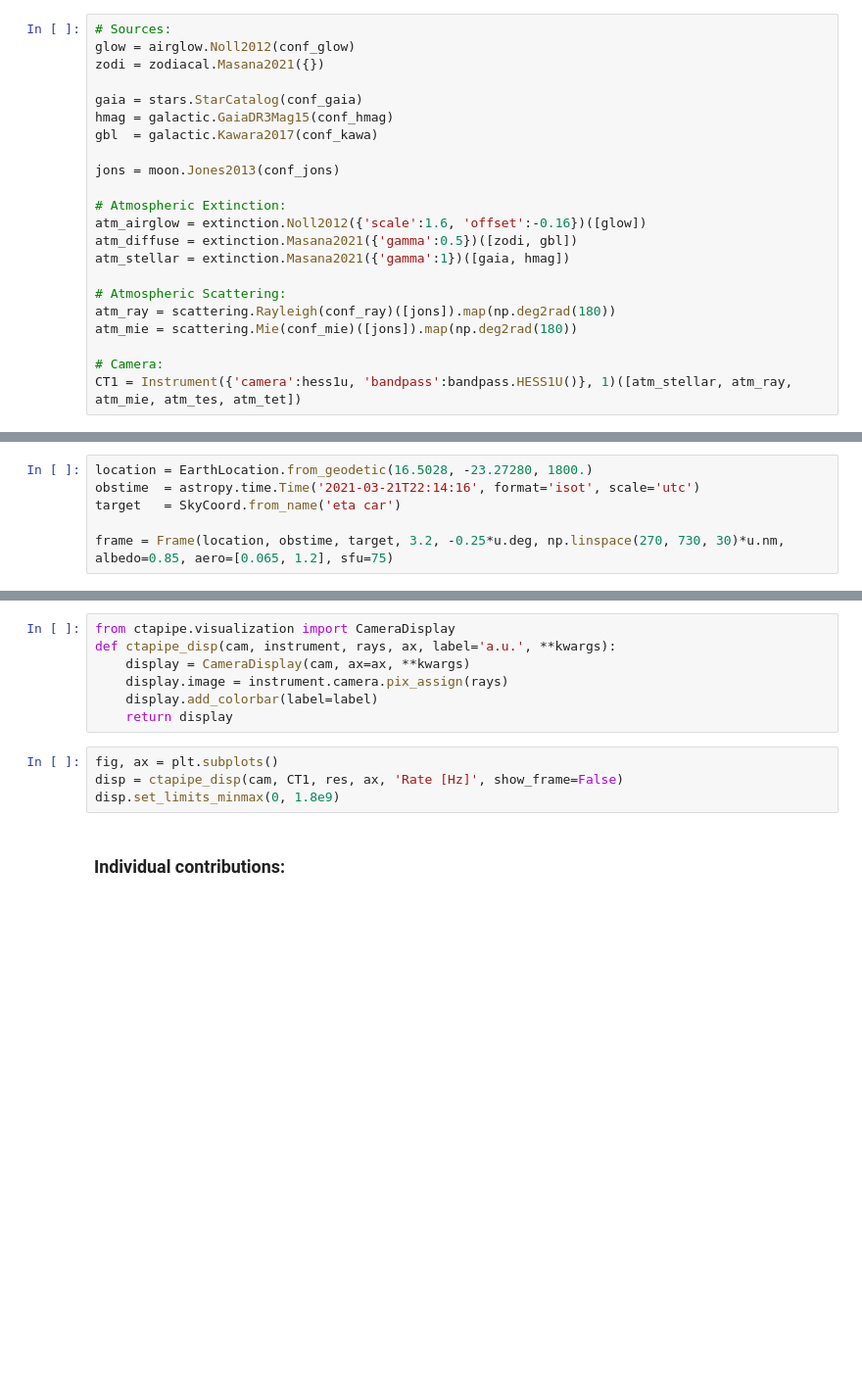
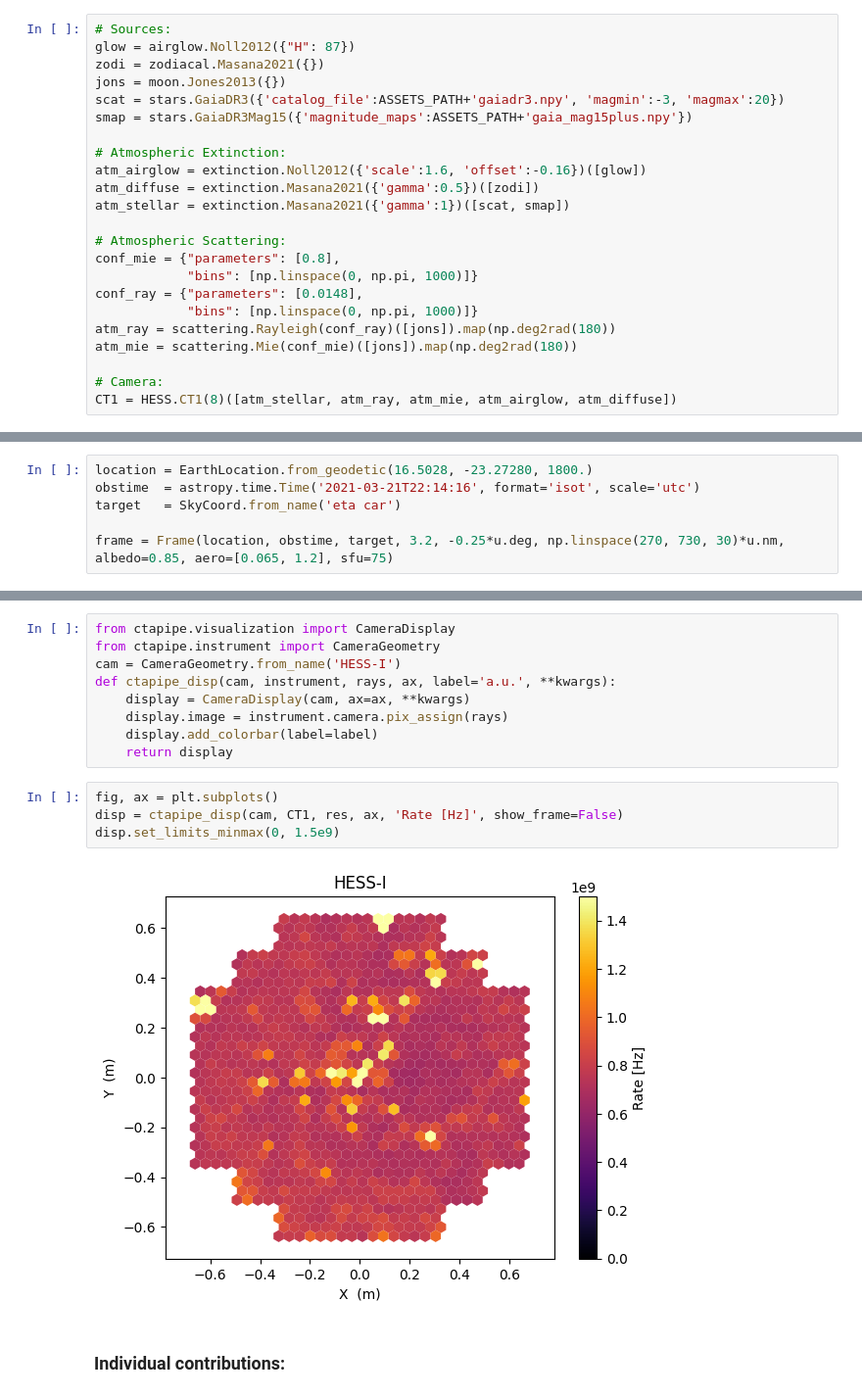
Before and after one commit to GerritRo/nsb2, a Jupyter notebook: examples/HESSI_Tutorial.ipynb, the cells around one changed output, grey strips where cells are left out. Shown: that part at 98% size. Cells and saved outputs as stored; diff of their text form; blank space fills up the shorter version.

```diff
--- a/examples/HESSI_Tutorial.ipynb
+++ b/examples/HESSI_Tutorial.ipynb
@@ -57,22 +20,23 @@ hess1u = Camera.from_response(RESPONSE_PATH+'hess1u_ct1.pkl')
 # %%
 # Sources:
-glow = airglow.Noll2012(conf_glow)
+glow = airglow.Noll2012({"H": 87})
 zodi = zodiacal.Masana2021({})
-
-gaia = stars.StarCatalog(conf_gaia)
-hmag = galactic.GaiaDR3Mag15(conf_hmag)
-gbl  = galactic.Kawara2017(conf_kawa)
-
-jons = moon.Jones2013(conf_jons)
+jons = moon.Jones2013({})
+scat = stars.GaiaDR3({'catalog_file':ASSETS_PATH+'gaiadr3.npy', 'magmin':-3, 'magmax':20})
+smap = stars.GaiaDR3Mag15({'magnitude_maps':ASSETS_PATH+'gaia_mag15plus.npy'})
 
 # Atmospheric Extinction:
 atm_airglow = extinction.Noll2012({'scale':1.6, 'offset':-0.16})([glow])
-atm_diffuse = extinction.Masana2021({'gamma':0.5})([zodi, gbl])
-atm_stellar = extinction.Masana2021({'gamma':1})([gaia, hmag])
+atm_diffuse = extinction.Masana2021({'gamma':0.5})([zodi])
+atm_stellar = extinction.Masana2021({'gamma':1})([scat, smap])
 
 # Atmospheric Scattering:
+conf_mie = {"parameters": [0.8],
+            "bins": [np.linspace(0, np.pi, 1000)]}
+conf_ray = {"parameters": [0.0148],
+            "bins": [np.linspace(0, np.pi, 1000)]}
 atm_ray = scattering.Rayleigh(conf_ray)([jons]).map(np.deg2rad(180))
 atm_mie = scattering.Mie(conf_mie)([jons]).map(np.deg2rad(180))
 
 # Camera:
-CT1 = Instrument({'camera':hess1u, 'bandpass':bandpass.HESS1U()}, 1)([atm_stellar, atm_ray, atm_mie, atm_tes, atm_tet])
+CT1 = HESS.CT1(8)([atm_stellar, atm_ray, atm_mie, atm_airglow, atm_diffuse])
@@ -111,5 +91,7 @@ Each pipeline layer has it's corresponding visualization. It can either be calle
 # %%
 from ctapipe.visualization import CameraDisplay
+from ctapipe.instrument import CameraGeometry
+cam = CameraGeometry.from_name('HESS-I')
 def ctapipe_disp(cam, instrument, rays, ax, label='a.u.', **kwargs):
     display = CameraDisplay(cam, ax=ax, **kwargs)
     display.image = instrument.camera.pix_assign(rays)
@@ -118,7 +100,9 @@ def ctapipe_disp(cam, instrument, rays, ax, label='a.u.', **kwargs):
 # %%
 fig, ax = plt.subplots()
 disp = ctapipe_disp(cam, CT1, res, ax, 'Rate [Hz]', show_frame=False)
-disp.set_limits_minmax(0, 1.8e9)
+disp.set_limits_minmax(0, 1.5e9)
+# %% [output]
+[figure, added]
 # %% [markdown]
 ### Individual contributions:
 # %%
```
Also changed, not shown: parts of 20 cells of this notebook, 2 other files.
